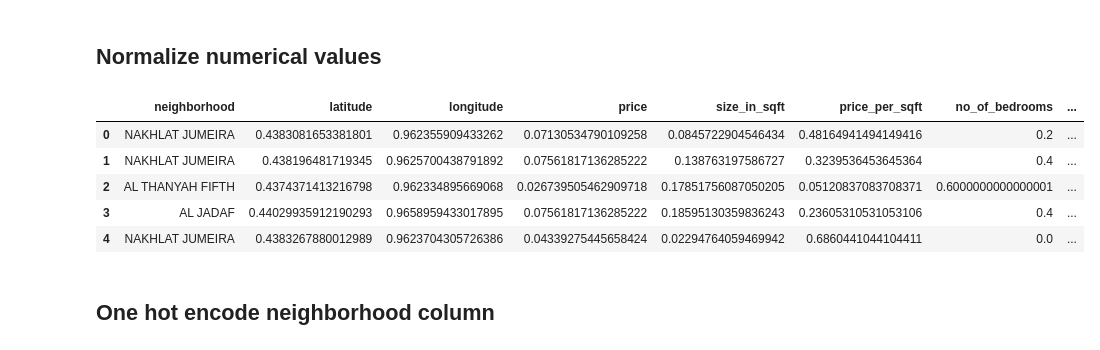
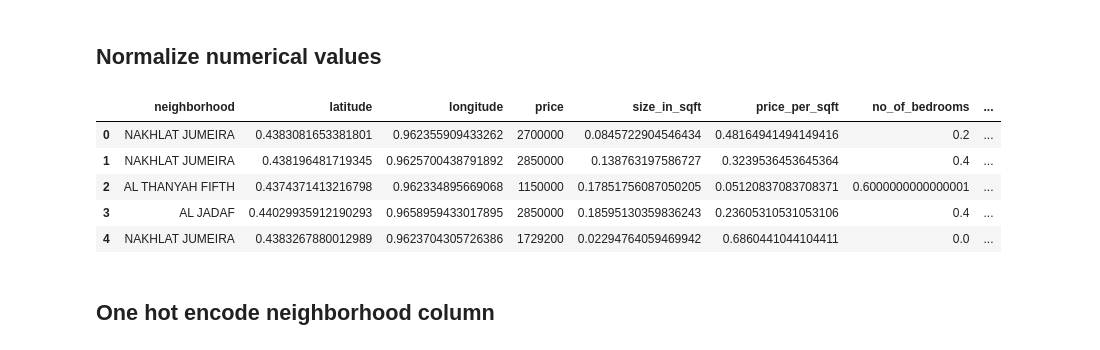
Before and after one commit to FardinAhsan146/DubaiHousingPriceDS, a Jupyter notebook: featureengineering_nb2.ipynb, the cells around one changed output. Saved outputs shown, nothing was run; the diff lists cells and outputs as text; code cells hidden in the pictures.

```diff
--- a/featureengineering_nb2.ipynb
+++ b/featureengineering_nb2.ipynb
@@ -100,25 +100,25 @@ df.head()
 ## Normalize numerical values
 # %%
 #numerical columns
-num_cols = ['price', 'size_in_sqft',
+num_cols = ['size_in_sqft',
             'price_per_sqft', 'no_of_bedrooms', 'no_of_bathrooms',
             'quality','num_venues', 'venue_senti',
             'population_density','num_stations']
 
 # normalization function
 norm = MinMaxScaler().fit(df[num_cols])
 
 df[num_cols] = norm.transform(df[num_cols])
 
 
 df.head()
 # %% [output]
 |  | neighborhood | latitude | longitude | price | size_in_sqft | price_per_sqft | no_of_bedrooms | ... |
-| 0 | NAKHLAT JUMEIRA | 0.4383081653381801 | 0.962355909433262 | 0.07130534790109258 | 0.0845722904546434 | 0.48164941494149416 | 0.2 | ... |
-| 1 | NAKHLAT JUMEIRA | 0.438196481719345 | 0.9625700438791892 | 0.07561817136285222 | 0.138763197586727 | 0.3239536453645364 | 0.4 | ... |
-| 2 | AL THANYAH FIFTH | 0.4374371413216798 | 0.962334895669068 | 0.026739505462909718 | 0.17851756087050205 | 0.05120837083708371 | 0.6000000000000001 | ... |
-| 3 | AL JADAF | 0.44029935912190293 | 0.9658959433017895 | 0.07561817136285222 | 0.18595130359836243 | 0.23605310531053106 | 0.4 | ... |
-| 4 | NAKHLAT JUMEIRA | 0.4383267880012989 | 0.9623704305726386 | 0.04339275445658424 | 0.02294764059469942 | 0.6860441044104411 | 0.0 | ... |
+| 0 | NAKHLAT JUMEIRA | 0.4383081653381801 | 0.962355909433262 | 2700000 | 0.0845722904546434 | 0.48164941494149416 | 0.2 | ... |
+| 1 | NAKHLAT JUMEIRA | 0.438196481719345 | 0.9625700438791892 | 2850000 | 0.138763197586727 | 0.3239536453645364 | 0.4 | ... |
+| 2 | AL THANYAH FIFTH | 0.4374371413216798 | 0.962334895669068 | 1150000 | 0.17851756087050205 | 0.05120837083708371 | 0.6000000000000001 | ... |
+| 3 | AL JADAF | 0.44029935912190293 | 0.9658959433017895 | 2850000 | 0.18595130359836243 | 0.23605310531053106 | 0.4 | ... |
+| 4 | NAKHLAT JUMEIRA | 0.4383267880012989 | 0.9623704305726386 | 1729200 | 0.02294764059469942 | 0.6860441044104411 | 0.0 | ... |
 # %% [markdown]
 ## One hot encode neighborhood column
 # %%
```
Also changed, not shown: parts of 2 cells of this notebook, 2 other files.
